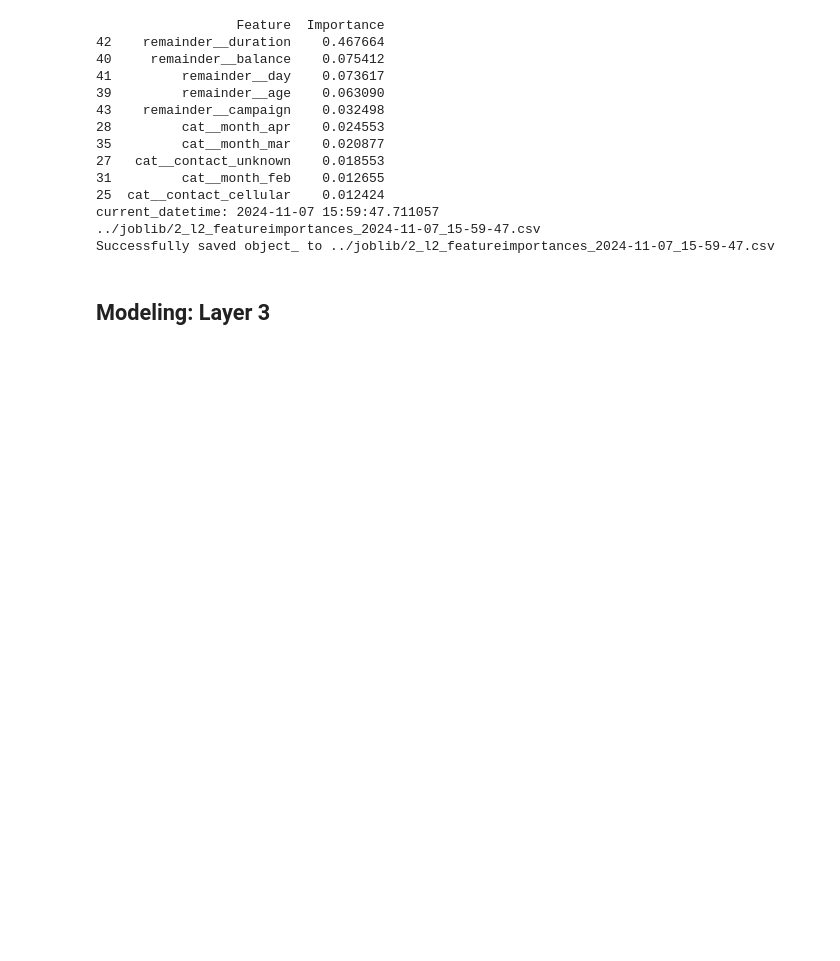
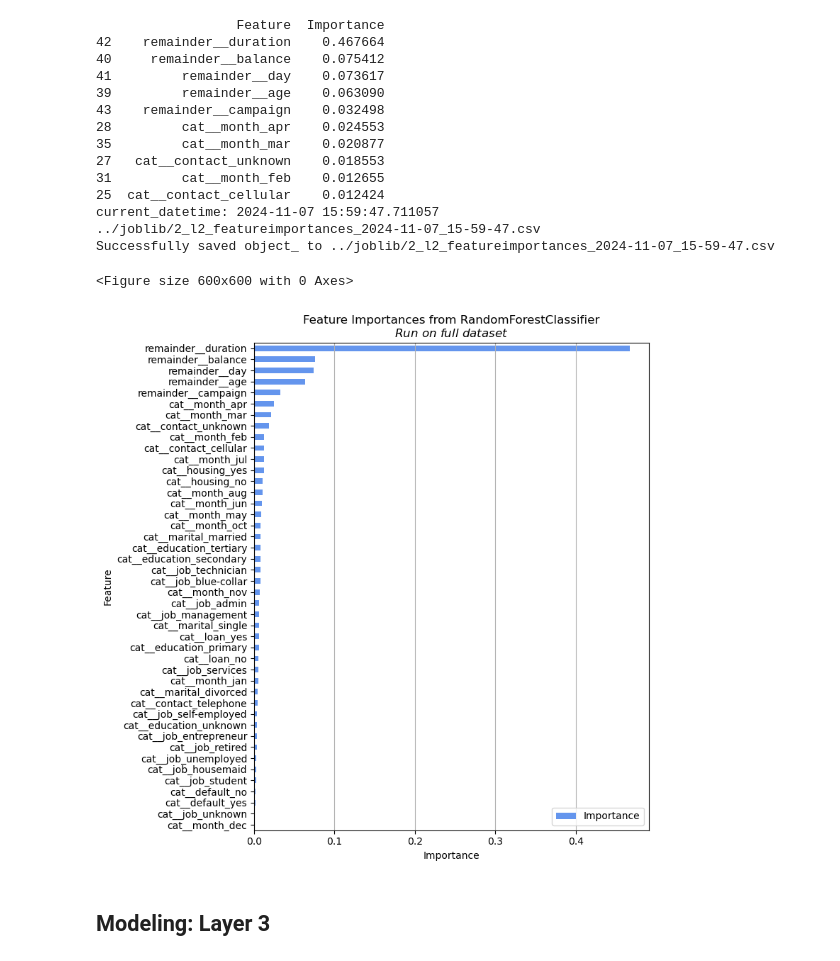
Before and after one commit to sralter/term_deposit_marketing, a Jupyter notebook: project2_modeling.ipynb, the cells around one changed output. Cells and saved outputs as stored; diff of their text form; code cells hidden in the pictures; blank space fills up the shorter version.

Commit message:
add feature importance plot

```diff
--- a/project2_modeling.ipynb
+++ b/project2_modeling.ipynb
@@ -2797,6 +2797,28 @@ fileDaterSaver(
 current_datetime: 2024-11-07 15:59:47.711057
 ../joblib/2_l2_featureimportances_2024-11-07_15-59-47.csv
 Successfully saved object_ to ../joblib/2_l2_featureimportances_2024-11-07_15-59-47.csv
+# %%
+# save plot
+importances=pd.read_csv('../joblib/2_l2_featureimportances_2024-11-07_15-59-47.csv')
+importances=importances.sort_values('Importance',ascending=True)
+
+plt.figure(figsize=(6,6))
+importances.plot.barh(y='Importance', x='Feature', figsize=(8, 8),color='cornflowerblue')
+plt.title('Feature Importances from RandomForestClassifier\n$Run$ $on$ $full$ $dataset$')
+plt.legend(loc='lower right')
+plt.xlabel('Importance')
+plt.ylabel('Feature')
+plt.grid('minor',axis='x')
+plt.tight_layout()
+
+plt.savefig('../figs/2_l2_importancesplot.pdf')
+plt.savefig('../figs/2_l2_importancesplot.jpg')
+plt.savefig('../figs/2_l2_importancesplot.png')
+
+plt.show()
+# %% [output]
+<Figure size 600x600 with 0 Axes>
+[figure, added]
 # %% [markdown]
 ## Modeling: Layer 3
 # %% [markdown]
```
Also changed, not shown: 1 other file.
